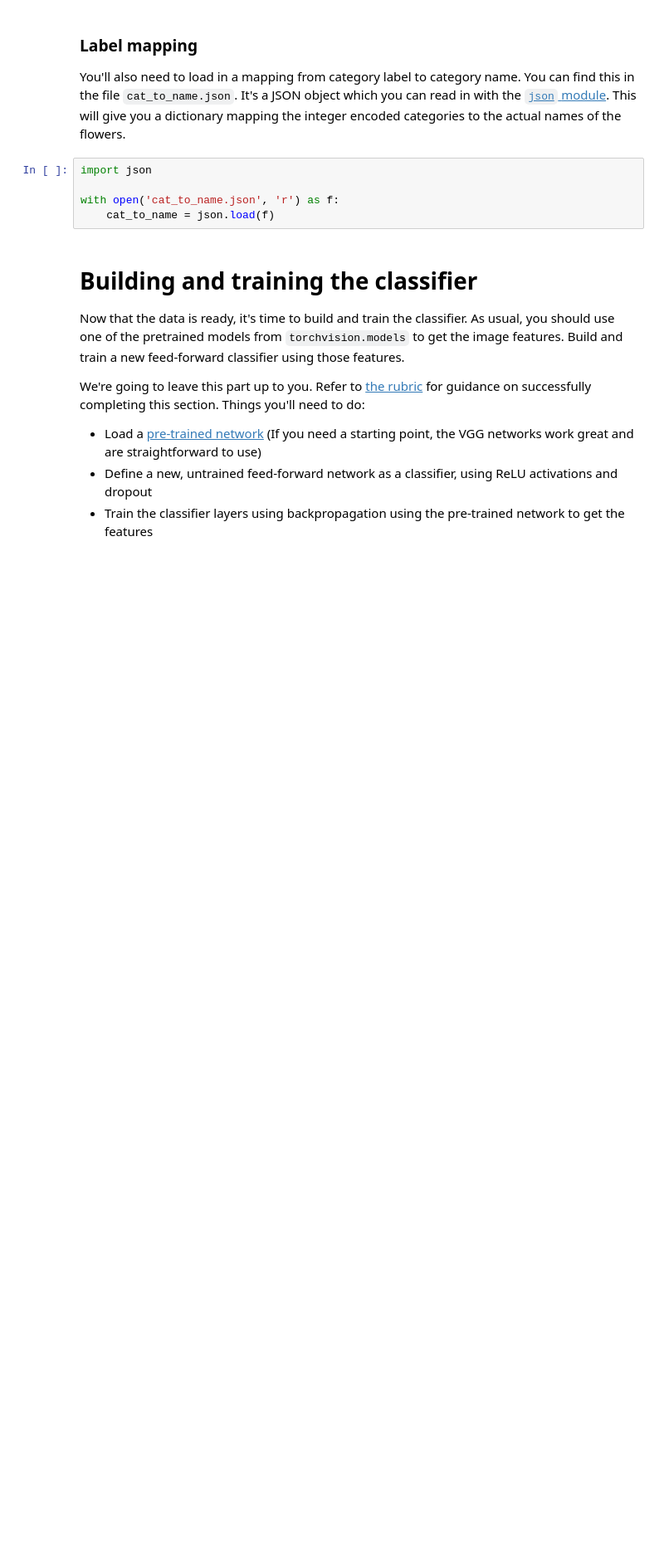
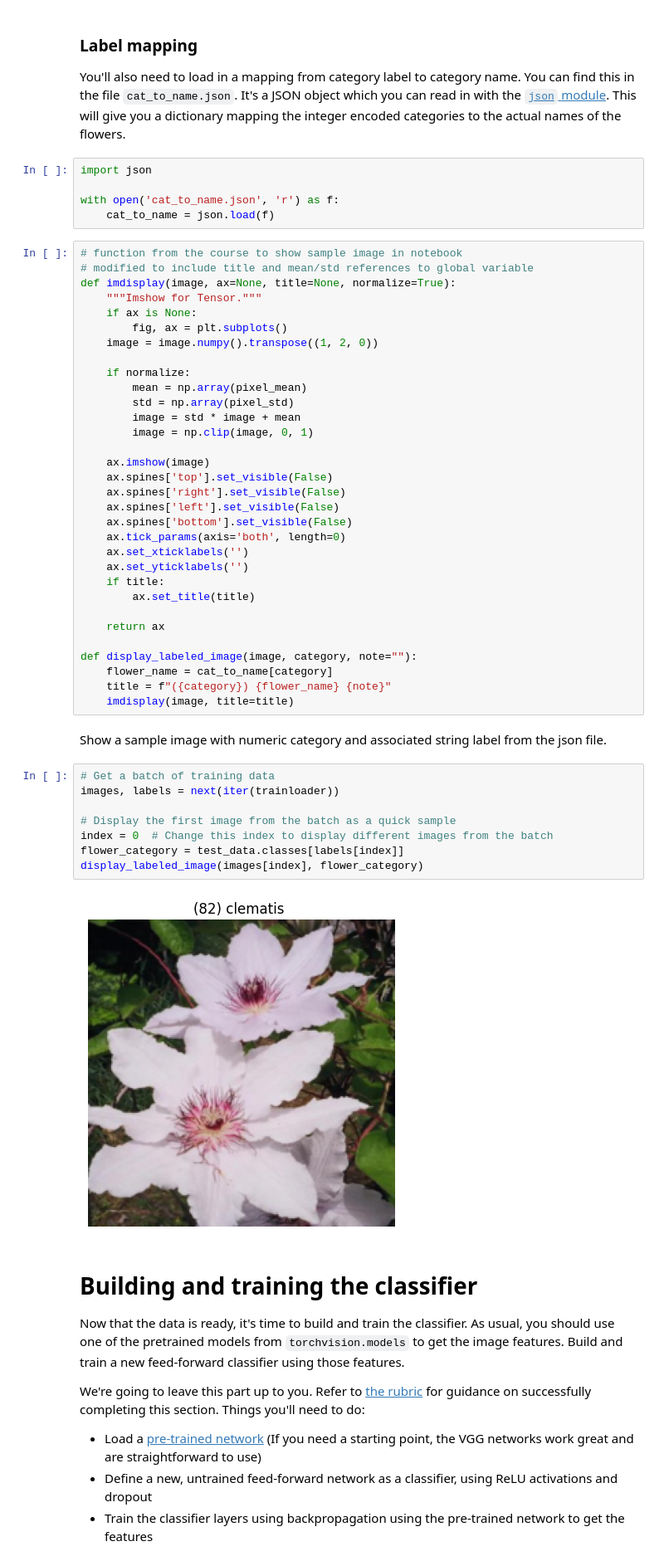
Before and after one commit to morbrian/aipnd-project, a Jupyter notebook: Image Classifier Project.ipynb, the cells around one changed output. Shown: that part at 83% size. Cells and saved outputs as stored; diff of their text form; blank space fills up the shorter version.

```diff
--- a/Image Classifier Project.ipynb
+++ b/Image Classifier Project.ipynb
@@ -56,6 +171,50 @@ import json
 
 with open('cat_to_name.json', 'r') as f:
     cat_to_name = json.load(f)
+# %%
+# function from the course to show sample image in notebook
+# modified to include title and mean/std references to global variable
+def imdisplay(image, ax=None, title=None, normalize=True):
+    """Imshow for Tensor."""
+    if ax is None:
+        fig, ax = plt.subplots()
+    image = image.numpy().transpose((1, 2, 0))
+
+    if normalize:
+        mean = np.array(pixel_mean)
+        std = np.array(pixel_std)
+        image = std * image + mean
+        image = np.clip(image, 0, 1)
+
+    ax.imshow(image)
+    ax.spines['top'].set_visible(False)
+    ax.spines['right'].set_visible(False)
+    ax.spines['left'].set_visible(False)
+    ax.spines['bottom'].set_visible(False)
+    ax.tick_params(axis='both', length=0)
+    ax.set_xticklabels('')
+    ax.set_yticklabels('')
+    if title:
+        ax.set_title(title)
+
+    return ax
+
+def display_labeled_image(image, category, note=""):
+    flower_name = cat_to_name[category]
+    title = f"({category}) {flower_name} {note}"
+    imdisplay(image, title=title)
+# %% [markdown]
+Show a sample image with numeric category and associated string label from the json file.
+# %%
+# Get a batch of training data
+images, labels = next(iter(trainloader))
+
+# Display the first image from the batch as a quick sample
+index = 0  # Change this index to display different images from the batch
+flower_category = test_data.classes[labels[index]]
+display_labeled_image(images[index], flower_category)
+# %% [output]
+[figure, added]
 # %% [markdown]
 # Building and training the classifier
 
```
Also changed, not shown: parts of 17 cells of this notebook.
